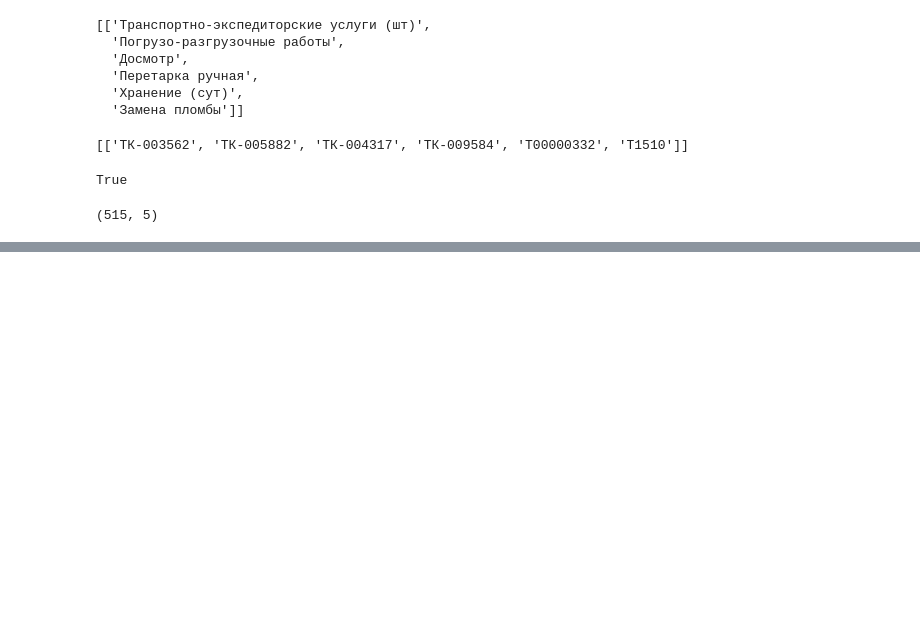
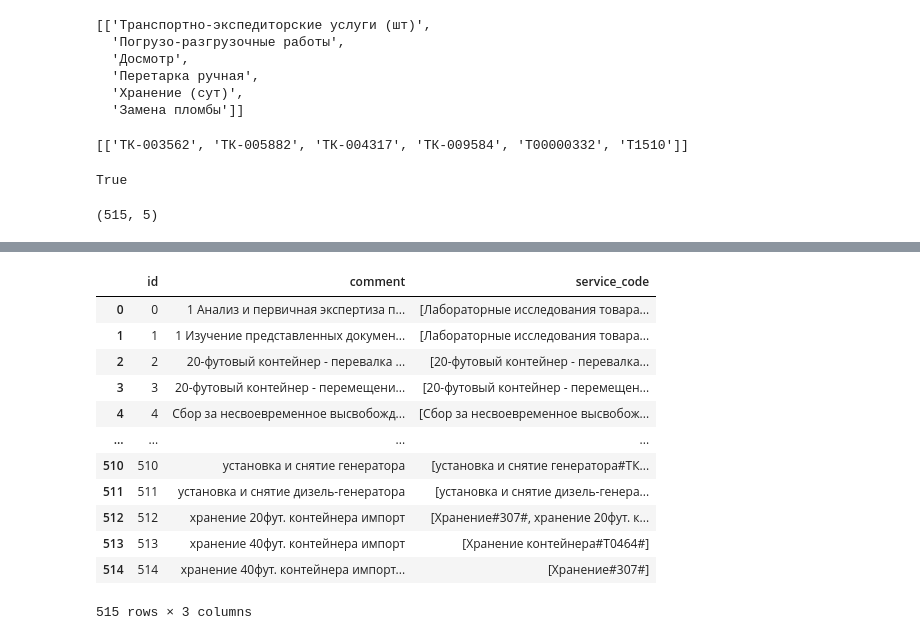
Before and after one commit to maxfil333/invoice_scanner, a Jupyter notebook: src/service_table.ipynb, the cells around one changed output, grey strips where cells are left out. Cells and saved outputs as stored; diff of their text form; code cells hidden in the pictures; blank space fills up the shorter version.

```diff
--- a/src/service_table.ipynb
+++ b/src/service_table.ipynb
@@ -292 +231,18 @@ grouped_comment.shape
+# %%
+result_df = grouped_comment[['id', 'comment', 'service_code']]
+result_df
+# %% [output]
+|  | id | comment | service_code |
+| 0 | 0 | 1 Анализ и первичная экспертиза п... | [Лабораторные исследования товара... |
+| 1 | 1 | 1 Изучение представленных докумен... | [Лабораторные исследования товара... |
+| 2 | 2 | 20-футовый контейнер - перевалка ... | [20-футовый контейнер - перевалка... |
+| 3 | 3 | 20-футовый контейнер - перемещени... | [20-футовый контейнер - перемещен... |
+| 4 | 4 | Cбор за несвоевременное высвобожд... | [Cбор за несвоевременное высвобож... |
+| ... | ... | ... | ... |
+| 510 | 510 | установка и снятие генератора | [установка и снятие генератора#ТК... |
+| 511 | 511 | установка и снятие дизель-генератора | [установка и снятие дизель-генера... |
+| 512 | 512 | хранение 20фут. контейнера импорт | [Хранение#307#, хранение 20фут. к... |
+| 513 | 513 | хранение 40фут. контейнера импорт | [Хранение контейнера#Т0464#] |
+| 514 | 514 | хранение 40фут. контейнера импорт... | [Хранение#307#] |
+515 rows × 3 columns
 # %%
```
Also changed, not shown: parts of 11 cells of this notebook, 5 other files.
